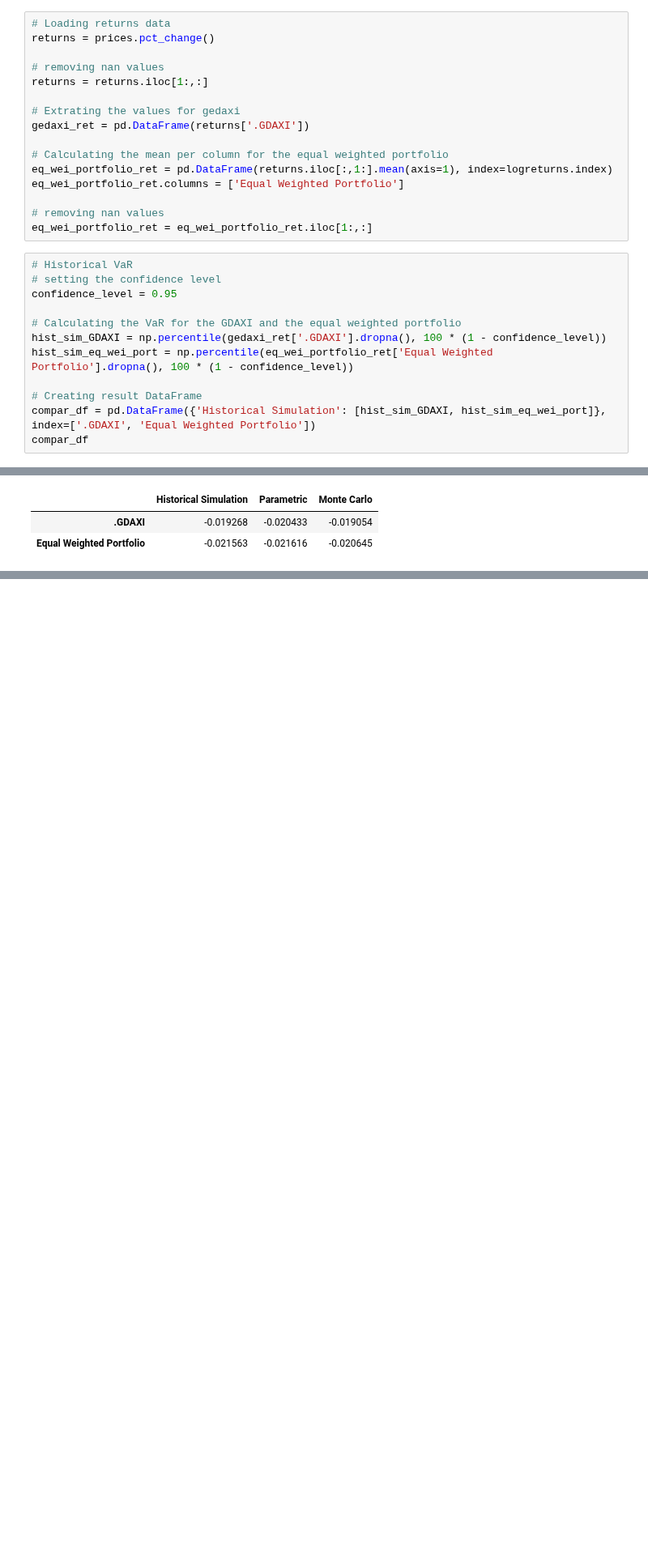
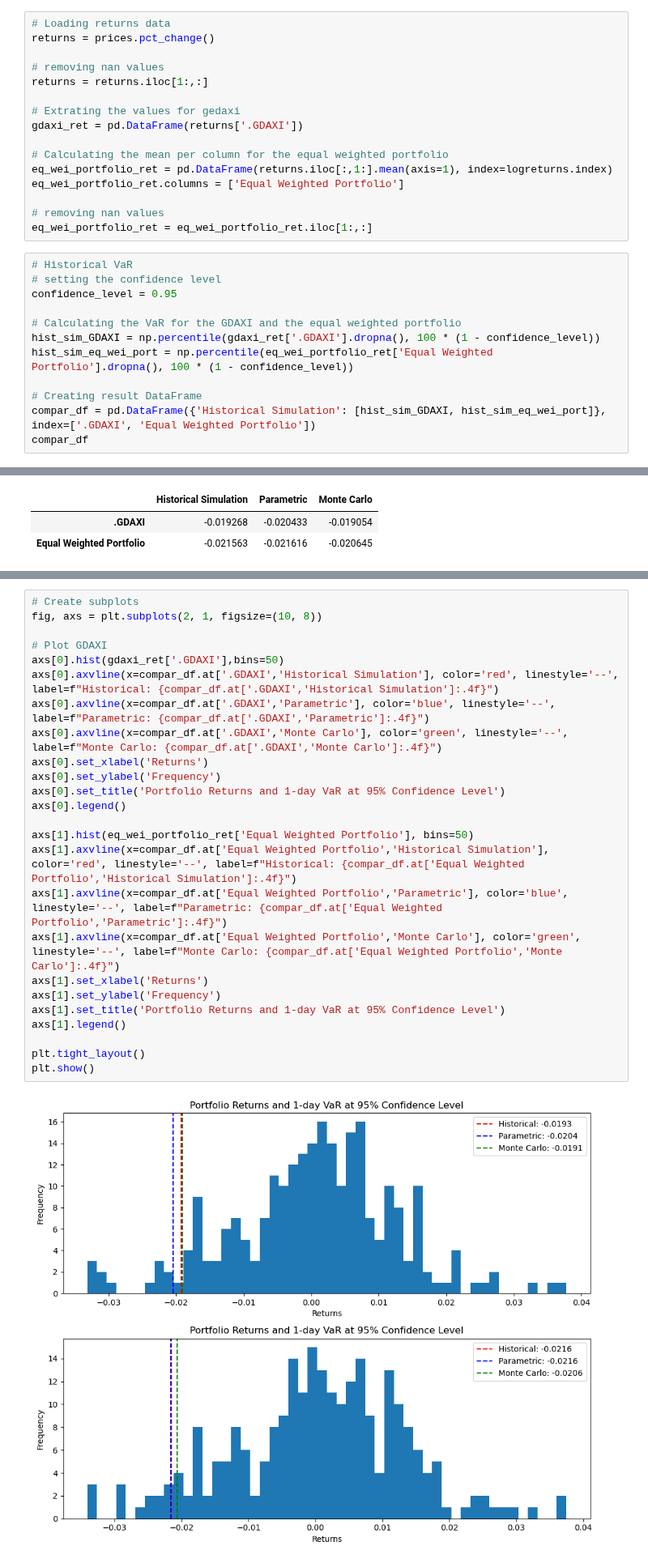
Before and after one commit to iwh-halle/fdap-2024-julian-456, a Jupyter notebook: homework/04_var.ipynb, the cells around one changed output, grey strips where cells are left out. Shown at 81% size. Drawn from its saved outputs; the diff is of its cells as text; blank space fills up the shorter version.

Commit message:
creating last plots

```diff
--- a/homework/04_var.ipynb
+++ b/homework/04_var.ipynb
@@ -65,7 +65,7 @@ returns = prices.pct_change()
 returns = returns.iloc[1:,:]
 
 # Extrating the values for gedaxi
-gedaxi_ret = pd.DataFrame(returns['.GDAXI'])
+gdaxi_ret = pd.DataFrame(returns['.GDAXI'])
 
 # Calculating the mean per column for the equal weighted portfolio
 eq_wei_portfolio_ret = pd.DataFrame(returns.iloc[:,1:].mean(axis=1), index=logreturns.index)
@@ -79,7 +79,7 @@ eq_wei_portfolio_ret = eq_wei_portfolio_ret.iloc[1:,:]
 confidence_level = 0.95
 
 # Calculating the VaR for the GDAXI and the equal weighted portfolio
-hist_sim_GDAXI = np.percentile(gedaxi_ret['.GDAXI'].dropna(), 100 * (1 - confidence_level))
+hist_sim_GDAXI = np.percentile(gdaxi_ret['.GDAXI'].dropna(), 100 * (1 - confidence_level))
 hist_sim_eq_wei_port = np.percentile(eq_wei_portfolio_ret['Equal Weighted Portfolio'].dropna(), 100 * (1 - confidence_level))
 
 # Creating result DataFrame
@@ -153,3 +151,30 @@ In order to visualize the VaR results we focus only on '.GDAXI' (you can create
 1. Plot a histogram of the returns
 2. Add a line plot of the normal distribution (parameterized to the returns)
 3. Add indicators for the 3 VaRs (vertical lines or annotations)
+# %%
+# Create subplots
+fig, axs = plt.subplots(2, 1, figsize=(10, 8))
+
+# Plot GDAXI
+axs[0].hist(gdaxi_ret['.GDAXI'],bins=50)
+axs[0].axvline(x=compar_df.at['.GDAXI','Historical Simulation'], color='red', linestyle='--', label=f"Historical: {compar_df.at['.GDAXI','Historical Simulation']:.4f}")
+axs[0].axvline(x=compar_df.at['.GDAXI','Parametric'], color='blue', linestyle='--', label=f"Parametric: {compar_df.at['.GDAXI','Parametric']:.4f}")
+axs[0].axvline(x=compar_df.at['.GDAXI','Monte Carlo'], color='green', linestyle='--', label=f"Monte Carlo: {compar_df.at['.GDAXI','Monte Carlo']:.4f}")
+axs[0].set_xlabel('Returns')
+axs[0].set_ylabel('Frequency')
+axs[0].set_title('Portfolio Returns and 1-day VaR at 95% Confidence Level')
+axs[0].legend()
+
+axs[1].hist(eq_wei_portfolio_ret['Equal Weighted Portfolio'], bins=50)
+axs[1].axvline(x=compar_df.at['Equal Weighted Portfolio','Historical Simulation'], color='red', linestyle='--', label=f"Historical: {compar_df.at['Equal Weighted Portfolio','Historical Simulation']:.4f}")
+axs[1].axvline(x=compar_df.at['Equal Weighted Portfolio','Parametric'], color='blue', linestyle='--', label=f"Parametric: {compar_df.at['Equal Weighted Portfolio','Parametric']:.4f}")
+axs[1].axvline(x=compar_df.at['Equal Weighted Portfolio','Monte Carlo'], color='green', linestyle='--', label=f"Monte Carlo: {compar_df.at['Equal Weighted Portfolio','Monte Carlo']:.4f}")
+axs[1].set_xlabel('Returns')
+axs[1].set_ylabel('Frequency')
+axs[1].set_title('Portfolio Returns and 1-day VaR at 95% Confidence Level')
+axs[1].legend()
+
+plt.tight_layout()
+plt.show()
+# %% [output]
+[figure, added]
```
Also changed, not shown: parts of 2 cells of this notebook.
